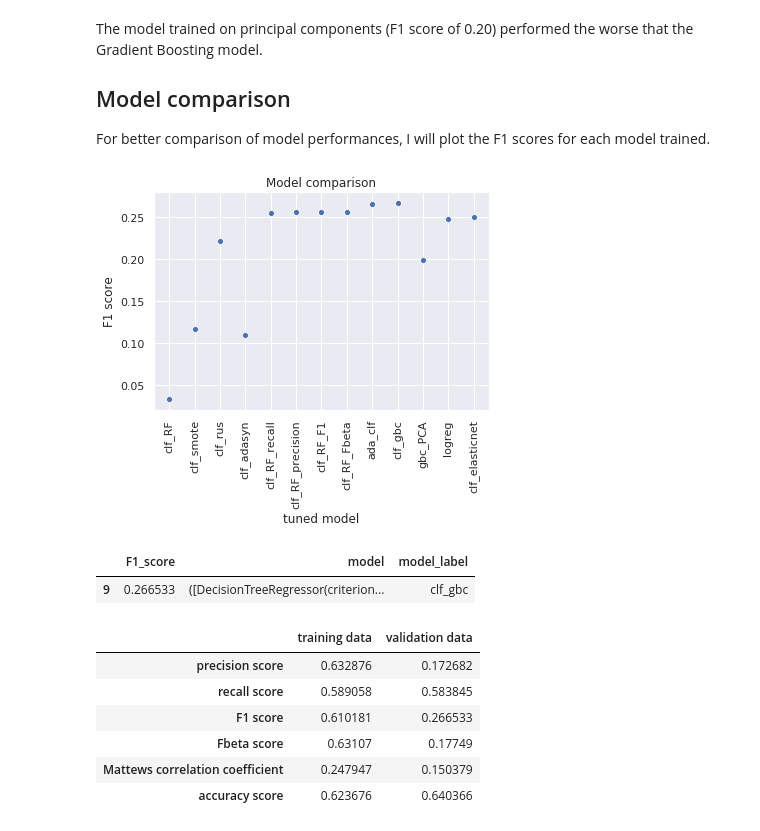
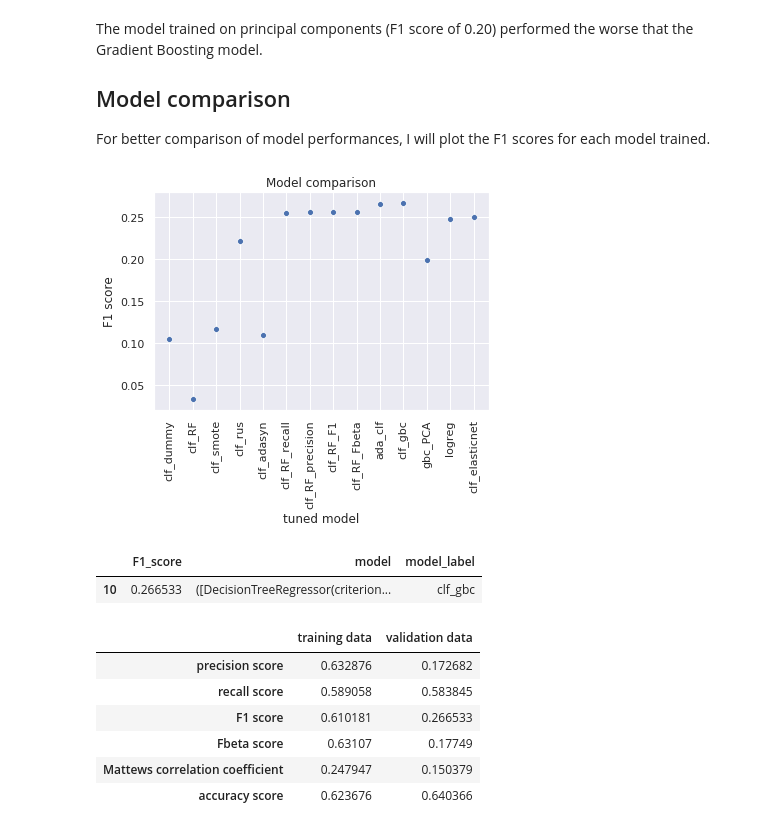
Before and after one commit to pavelzimin/hospital_readmission, a Jupyter notebook: 03_Hospital_Readmission_Machine_Learning.ipynb, the cells around one changed output. Cells and saved outputs as stored; diff of their text form; code cells hidden in the pictures.

```diff
--- a/03_Hospital_Readmission_Machine_Learning.ipynb
+++ b/03_Hospital_Readmission_Machine_Learning.ipynb
@@ -159,0 +160,6 @@ Concatenating the training set and the hold-out set 1 for the purposes of traini
+# %%
+X_train_combined = np.concatenate((X_train, X_hold1))
+y_train_combined = np.concatenate((y_train, y_hold1))
+clf_dummy = DummyClassifier(random_state=42)
+clf_dummy.fit(X_train_combined, y_train_combined)
+test_model(X_train_combined, y_train_combined, X_hold2, y_hold2, clf_dummy)
@@ -889,25 +898,25 @@ The model trained on principal components (F1 score of 0.20) performed the worse
 ## Model comparison
 For better comparison of model performances, I will plot the F1 scores for each model trained.
 # %%
-models_to_compare = [clf_RF, clf_smote, clf_rus, clf_adasyn, clf_RF_recall, clf_RF_precision, clf_RF_F1, clf_RF_Fbeta, ada_clf, clf_gbc, gbc_PCA, logreg, clf_elasticnet]
-model_labels = ['clf_RF', 'clf_smote', 'clf_rus', 'clf_adasyn', 'clf_RF_recall', 'clf_RF_precision', 'clf_RF_F1', 'clf_RF_Fbeta', 'ada_clf', 'clf_gbc', 'gbc_PCA', 'logreg', 'clf_elasticnet']
+models_to_compare = [clf_dummy, clf_RF, clf_smote, clf_rus, clf_adasyn, clf_RF_recall, clf_RF_precision, clf_RF_F1, clf_RF_Fbeta, ada_clf, clf_gbc, gbc_PCA, logreg, clf_elasticnet]
+model_labels = ['clf_dummy', 'clf_RF', 'clf_smote', 'clf_rus', 'clf_adasyn', 'clf_RF_recall', 'clf_RF_precision', 'clf_RF_F1', 'clf_RF_Fbeta', 'ada_clf', 'clf_gbc', 'gbc_PCA', 'logreg', 'clf_elasticnet']
 F1_scores = [f1_score(y_hold2, clf_model.predict(X_hold2)) for clf_model in models_to_compare[:-3]]
 F1_scores.append(f1_score(y_hold2, gbc_PCA.predict(X_hold2_pcs)))
 F1_scores.append(f1_score(y_hold2, logreg.predict(X_hold2_combined_scaled[:, rfe.support_])))
 F1_scores.append(f1_score(y_hold2, clf_elasticnet.predict(X_hold2_combined_scaled)))
 F1_score = pd.DataFrame({'F1_score': F1_scores, 'model': models_to_compare, 'model_label': model_labels})
 sns.scatterplot(data=F1_score, x='model_label', y='F1_score');
 plt.xticks(rotation='vertical');
 plt.xlabel('tuned model');
 plt.ylabel(r'F1 score');
 plt.title('Model comparison');
 # %% [output]
-[figure, old version]
+[figure, new version]
 # %%
 F1_score.loc[F1_score.F1_score == np.max(F1_score.F1_score)]
 # %% [output]
 |  | F1_score | model | model_label |
-| 9 | 0.266533 | ([DecisionTreeRegressor(criterion... | clf_gbc |
+| 10 | 0.266533 | ([DecisionTreeRegressor(criterion... | clf_gbc |
 # %%
 test_model(X_rus_combined, y_rus_combined, X_hold2, y_hold2, clf_gbc)
 # %% [output]
```
Also changed, not shown: parts of 26 cells of this notebook, 2 other files.
